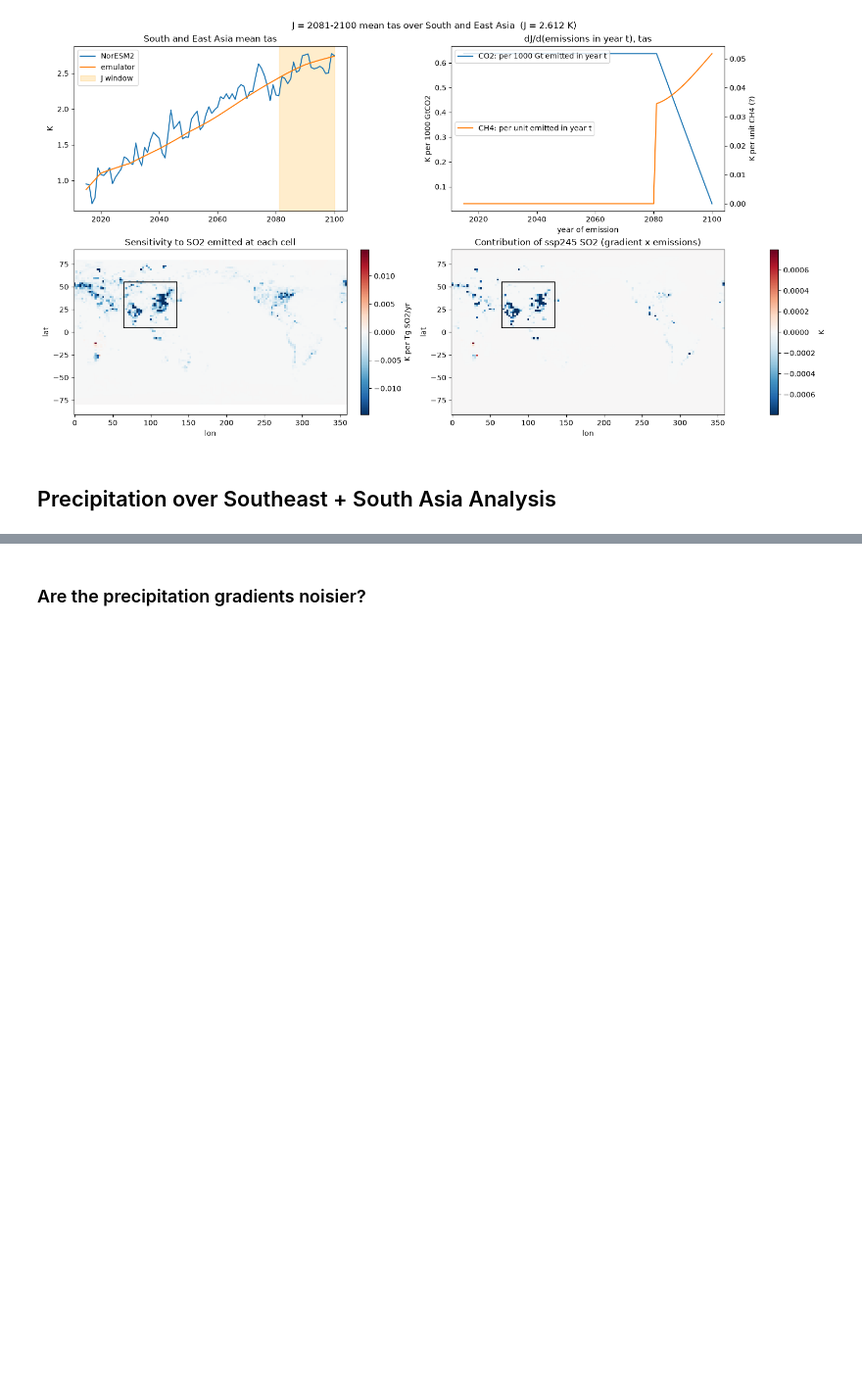
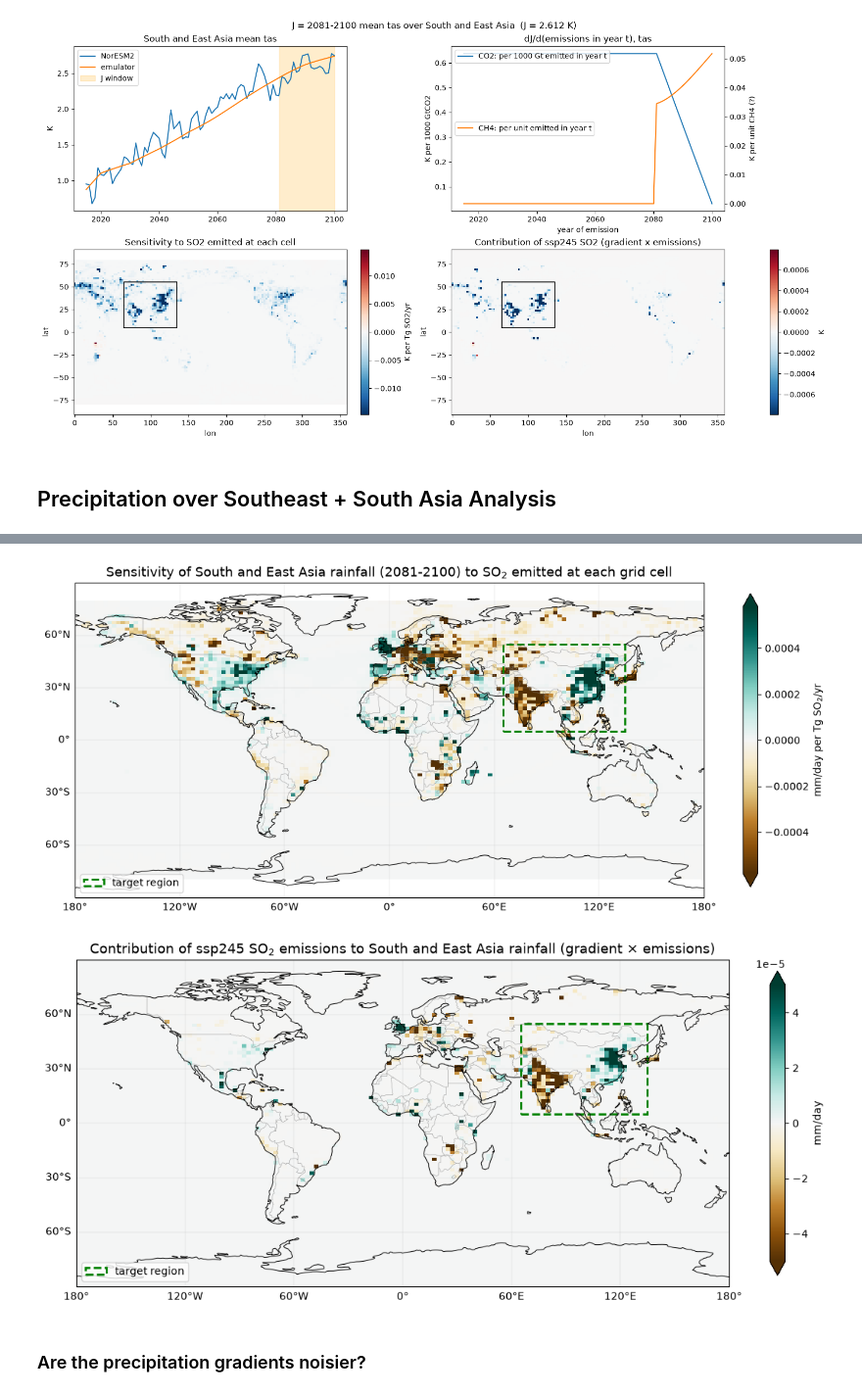
Before and after one commit to vishal-rana-p/dsc180-D03, a Jupyter notebook: week8/cheryl/week8_pr_executed.ipynb, the cells around one changed output, grey strips where cells are left out. Shown at 98% size. Cells and saved outputs as stored; diff of their text form; code cells hidden in the pictures; blank space fills up the shorter version.

```diff
--- a/week8/cheryl/week8_pr_executed.ipynb
+++ b/week8/cheryl/week8_pr_executed.ipynb
@@ -308,6 +312,48 @@ pr emulator on ssp245: {'spatial': 5.499, 'global': 0.176, 'total': 6.38}
 pr: J (emulator) = 0.155 mm/day | J (NorESM2) = 0.133 mm/day
   share of the |SO2 contribution| from outside the South and East Asia box: 60%
 [figure]
+# %%
+def plot_map(field, title, cbar_label, cmap="RdBu_r", pct=98, fname=None):
+    """Big map of a (lat, lon) field with coastlines, borders and the region box."""
+    f = np.asarray(field, dtype=float)
+    lon180 = ((lon + 180) % 360) - 180
+    order = np.argsort(lon180)
+    lon_s, f = lon180[order], f[:, order]
+
+    nz = np.abs(f[np.isfinite(f) & (f != 0)])
+    lim = np.percentile(nz, pct) if nz.size else 1.0
+
+    fig = plt.figure(figsize=(14, 7))
+    ax = plt.axes(projection=ccrs.PlateCarree())
+    m = ax.pcolormesh(lon_s, lat, f, cmap=cmap, norm=TwoSlopeNorm(0, -lim, lim),
+                      transform=ccrs.PlateCarree(), shading="auto")
+    ax.coastlines(linewidth=0.7)
+    ax.add_feature(cfeature.BORDERS, linewidth=0.3, edgecolor="gray")
+    ax.set_global()
+    gl = ax.gridlines(draw_labels=True, linewidth=0.3, alpha=0.5)
+    gl.top_labels = gl.right_labels = False
+
+    (la0, la1), (lo0, lo1) = REGION["lat"], REGION["lon"]
+    ax.add_patch(Rectangle((lo0, la0), lo1 - lo0, la1 - la0, fill=False, edgecolor="green",
+                           linestyle="--", linewidth=2, transform=ccrs.PlateCarree(), label="target region"))
+    ax.legend(loc="lower left")
+
+    plt.colorbar(m, ax=ax, orientation="vertical", shrink=0.75, extend="both", label=cbar_label)
+    ax.set_title(title, fontsize=13)
+    if fname:
+        fig.savefig(os.path.join(OUT, fname), dpi=200, bbox_inches="tight")
+    plt.show()
+
+# precipitation: brown = less rain, green = more rain
+plot_map(res_pr["so2_map"],
+         f"Sensitivity of {REGION['name']} rainfall ({J_START}-{J_END}) to SO$_2$ emitted at each grid cell",
+         "mm/day per Tg SO$_2$/yr", cmap="BrBG", fname="pr_so2_sensitivity_map.png")
+plot_map(res_pr["contrib"],
+         f"Contribution of ssp245 SO$_2$ emissions to {REGION['name']} rainfall (gradient × emissions)",
+         "mm/day", cmap="BrBG", fname="pr_so2_contribution_map.png")
+# %% [output]
+[figure, added]
+[figure, added]
 # %% [markdown]
 ### Are the precipitation gradients noisier?
 # %%
```
Also changed, not shown: parts of 3 cells of this notebook, 8 other files.
